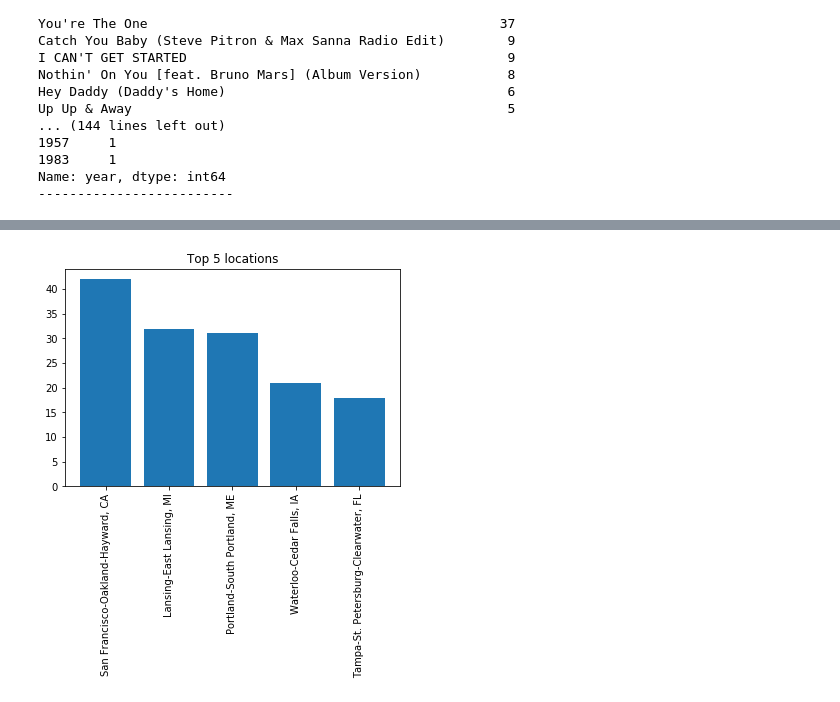
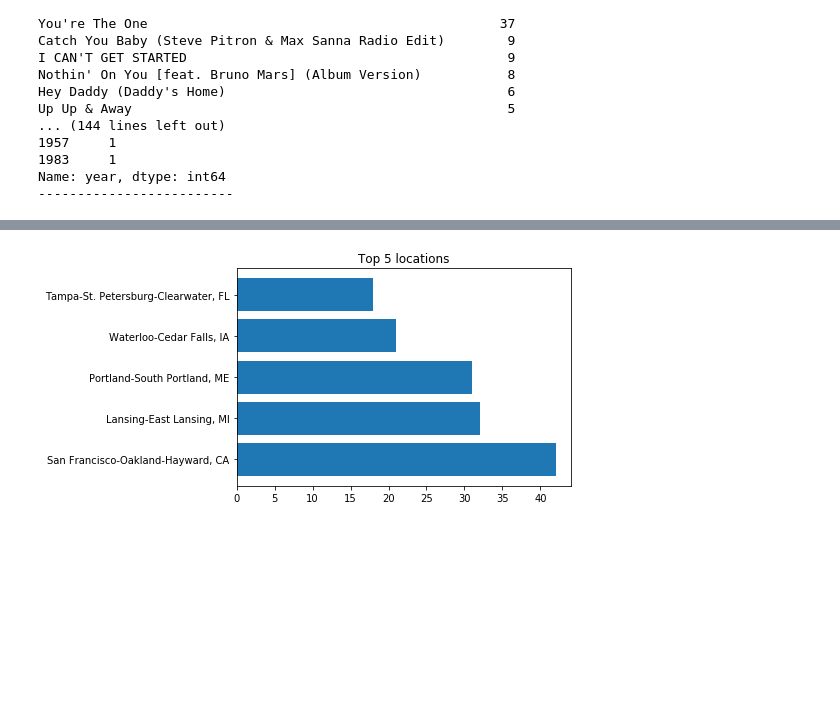
Before and after one commit to Katba-Caroline/Redshift_Data_Warehouse, a Jupyter notebook: Visualization.ipynb, the cells around one changed output, grey strips where cells are left out. Drawn from its saved outputs; the diff is of its cells as text; code cells hidden in the pictures; blank space fills up the shorter version.

```diff
--- a/Visualization.ipynb
+++ b/Visualization.ipynb
@@ -122,14 +123,18 @@ plt.show()
 # %%
 #based on df_merged_songs['location'].value_counts()
 top_5_locations= {'San Francisco-Oakland-Hayward, CA': 42,
 'Lansing-East Lansing, MI':32,
 'Portland-South Portland, ME':31,
 'Waterloo-Cedar Falls, IA':21,
 'Tampa-St. Petersburg-Clearwater, FL':18}
 
-plt.bar(range(len(top_5_locations)), list(top_5_locations.values()), align='center')
-plt.xticks(range(len(top_5_locations)), list(top_5_locations.keys()), rotation=90)
+# plt.bar(range(len(top_5_locations)), list(top_5_locations.values()), align='center')
+# plt.xticks(range(len(top_5_locations)), list(top_5_locations.keys()), rotation=90)
+plt.barh(range(len(top_5_locations)), list(top_5_locations.values()), align='center')
+plt.yticks(range(len(top_5_locations)), list(top_5_locations.keys()))
+
 plt.title('Top 5 locations')
+plt.savefig("Top_5_locations")
 plt.show()
 # %% [output]
-[figure, old version]
+[figure, new version]
```
Also changed, not shown: parts of 2 cells of this notebook.
